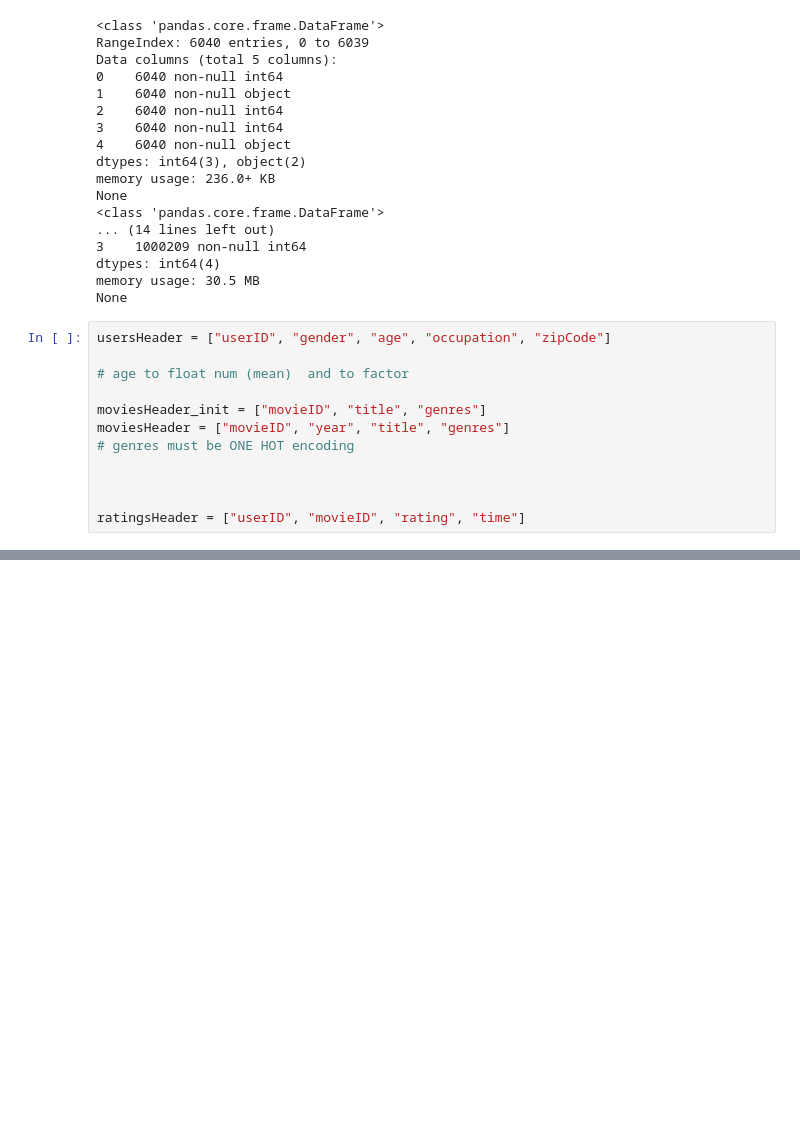
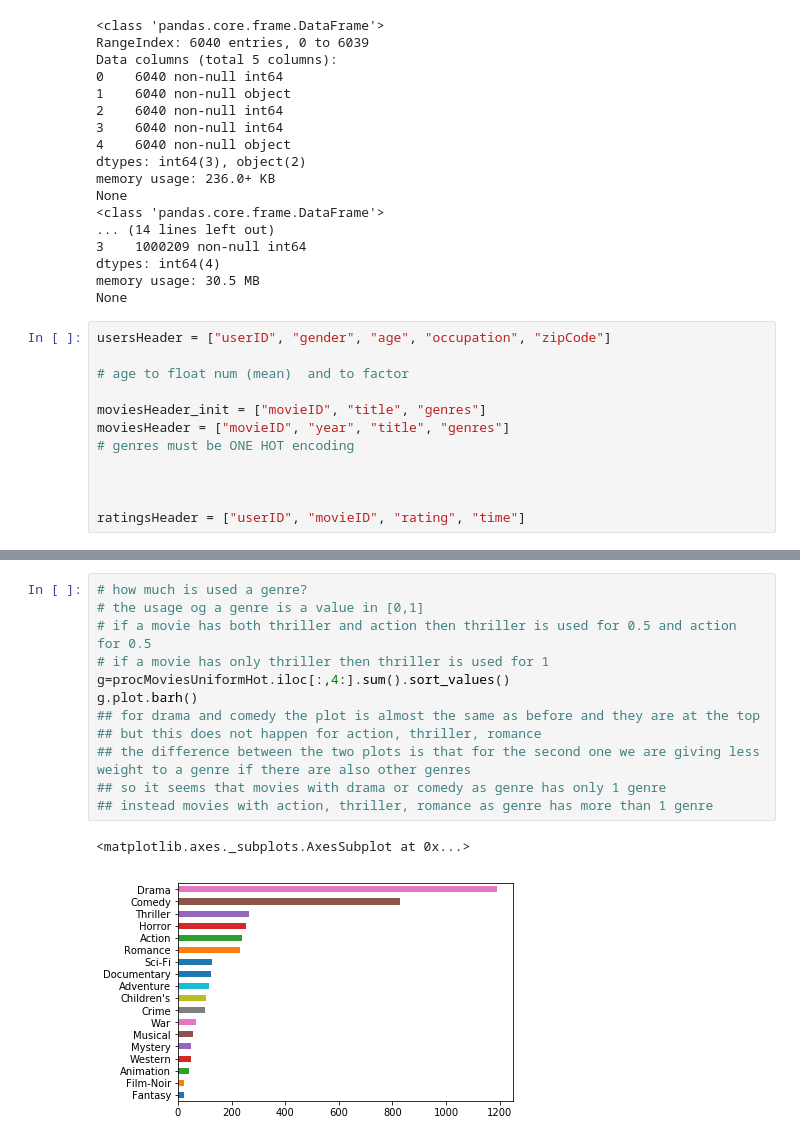
Before and after one commit to nicolagennaro/pussy-project, a Jupyter notebook: Movies.ipynb, the cells around one changed output, grey strips where cells are left out. Cells and saved outputs as stored; diff of their text form; blank space fills up the shorter version.

```diff
--- a/Movies.ipynb
+++ b/Movies.ipynb
@@ -93,0 +145,15 @@ print(procMoviesUniformHot.head())
+# %%
+# how much is used a genre?
+# the usage og a genre is a value in [0,1]
+# if a movie has both thriller and action then thriller is used for 0.5 and action for 0.5
+# if a movie has only thriller then thriller is used for 1
+g=procMoviesUniformHot.iloc[:,4:].sum().sort_values()
+g.plot.barh()
+## for drama and comedy the plot is almost the same as before and they are at the top
+## but this does not happen for action, thriller, romance
+## the difference between the two plots is that for the second one we are giving less weight to a genre if there are also other genres
+## so it seems that movies with drama or comedy as genre has only 1 genre
+## instead movies with action, thriller, romance as genre has more than 1 genre
+# %% [output]
+<matplotlib.axes._subplots.AxesSubplot at 0x...>
+[figure, added]
```
Also changed, not shown: parts of 5 cells of this notebook.
